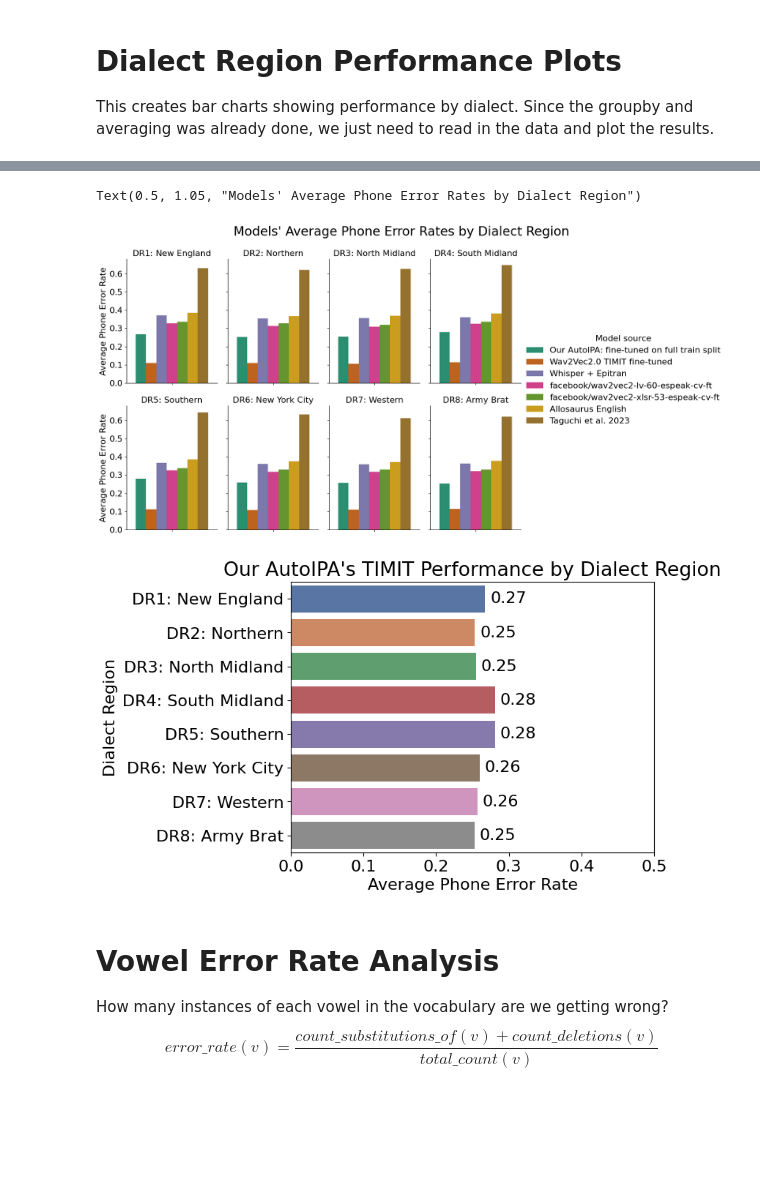
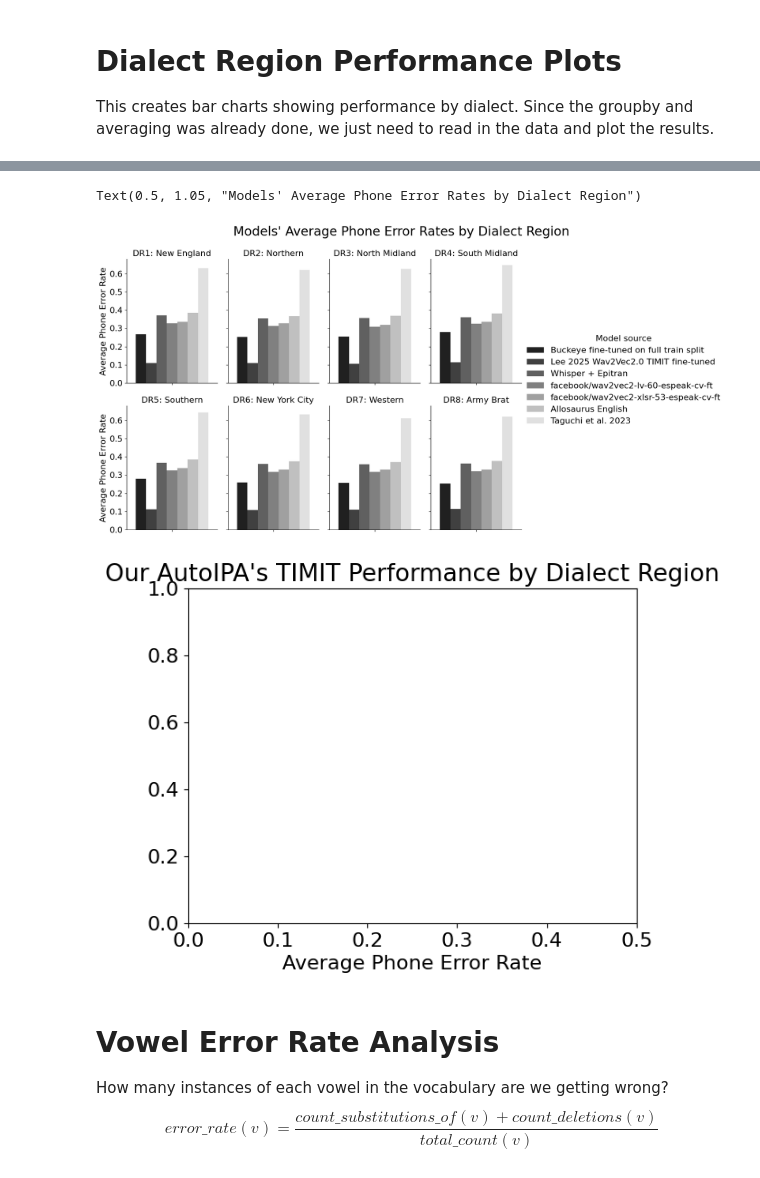
Before and after one commit to UMassCDS/wav2ipa, a Jupyter notebook: notebooks/amp_presentation/timit_evaluation_analysis.ipynb, the cells around one changed output, grey strips where cells are left out. Cells and saved outputs as stored; diff of their text form; code cells hidden in the pictures; blank space fills up the shorter version.

Commit message:
Updates to TIMIT eval

```diff
--- a/notebooks/amp_presentation/timit_evaluation_analysis.ipynb
+++ b/notebooks/amp_presentation/timit_evaluation_analysis.ipynb
@@ -12,7 +12,8 @@ import matplotlib.pyplot as plt
 import pandas as pd
 import seaborn as sns
 
-sns.color_palette("colorblind")
+PALETTE = "gist_gray"
+sns.color_palette(PALETTE)
 font = {"size": 16}
 matplotlib.rc("font", **font)
 # Remove the limits on the number of rows displayed in the notebook
@@ -46,8 +47,9 @@ Show performance metrics for each model on TIMIT.
 # %%
 # Manually define and join model source description
 model_sources = [
-    ("ginic/full_dataset_train_3_wav2vec2-large-xlsr-53-buckeye-ipa", "Our AutoIPA: fine-tuned on full train split"),
-    ("excalibur12/wav2vec2-large-lv60_phoneme-timit_english_timit-4k", "Wav2Vec2.0 TIMIT fine-tuned"),
+    ("ginic/full_dataset_train_3_wav2vec2-large-xlsr-53-buckeye-ipa", "Buckeye fine-tuned on full train split"),
+    ("excalibur12/wav2vec2-large-lv60_phoneme-timit_english_timit-4k", "Lee 2025 Wav2Vec2.0 TIMIT fine-tuned"),
+    ("ginic/wav2vec2-large-lv60_phoneme-timit_english_timit-4k_buckeye-4k_bs32_4", "Lee 2025 fine-tuned again on Buckeye")
     ("openai_whisper-large-v3-turbo_to_epitran", "Whisper + Epitran"),
     ("facebook/wav2vec2-lv-60-espeak-cv-ft", "facebook/wav2vec2-lv-60-espeak-cv-ft"),
     ("facebook/wav2vec2-xlsr-53-espeak-cv-ft", "facebook/wav2vec2-xlsr-53-espeak-cv-ft"),
@@ -79,7 +81,7 @@ display(aggregate_perf_df)
 plt.figure(figsize=(10, 8))
 
 g = sns.barplot(
-    data=aggregate_perf_df, y="Model source", x="mean_phone_error_rate", hue="Model source", palette="Dark2", hue_order=hue_order
+    data=aggregate_perf_df, y="Model source", x="mean_phone_error_rate", hue="Model source", palette=PALETTE, hue_order=hue_order
 )
 g.set_title("Comparison of Phone Error Rates: TIMIT")
 g.set_xlabel("Average Phone Error Rate\non TIMIT Corpus")
@@ -97,7 +99,7 @@ g = sns.barplot(
     y="Model source",
     x="mean_phone_feature_error_rate",
     hue="Model source",
-    palette="Dark2",
+    palette=PALETTE,
     hue_order=hue_order,
 )
 g.set_title("Comparison of Phone Feature Error Rates: TIMIT")
@@ -206,24 +208,24 @@ display(dialect_df)
 # %%
 g = sns.FacetGrid(dialect_df, col="Dialect Region", col_wrap=4, height=4, aspect=0.75)
 g.set_titles(col_template="{col_name}")
-g.map_dataframe(sns.barplot, y="phone_error_rates", hue="Model source", palette="Dark2", hue_order = hue_order)
+g.map_dataframe(sns.barplot, y="phone_error_rates", hue="Model source", palette=PALETTE, hue_order = hue_order)
 g.add_legend(title="Model source")
 g.set_ylabels("Average Phone Error Rate")
 g.fig.suptitle("Models' Average Phone Error Rates by Dialect Region", fontsize=24, y=1.05)
 # %% [output]
 Text(0.5, 1.05, "Models' Average Phone Error Rates by Dialect Region")
-[figure, old version]
+[figure, new version]
 # %%
 # Dialect performance for just our model
 our_model_dialect_df = dialect_df[dialect_df["Model source"] == "Our AutoIPA: fine-tuned on full train split"]
-g = sns.barplot(data=our_model_dialect_df, y="Dialect Region", x="phone_error_rates", hue="Dialect Region",palette="deep")
+g = sns.barplot(data=our_model_dialect_df, y="Dialect Region", x="phone_error_rates", hue="Dialect Region", palette=PALETTE)
 g.set_xlabel("Average Phone Error Rate")
 g.set_xlim((0,0.5))
 g.set(title="Our AutoIPA's TIMIT Performance by Dialect Region")
 for bar in g.containers:
     g.bar_label(bar, fmt="%.2f", padding=5)
 # %% [output]
-[figure, old version]
+[figure, new version]
 # %% [markdown]
 # Vowel Error Rate Analysis
 How many instances of each vowel in the vocabulary are we getting wrong?
```
Also changed, not shown: parts of 6 cells of this notebook.
